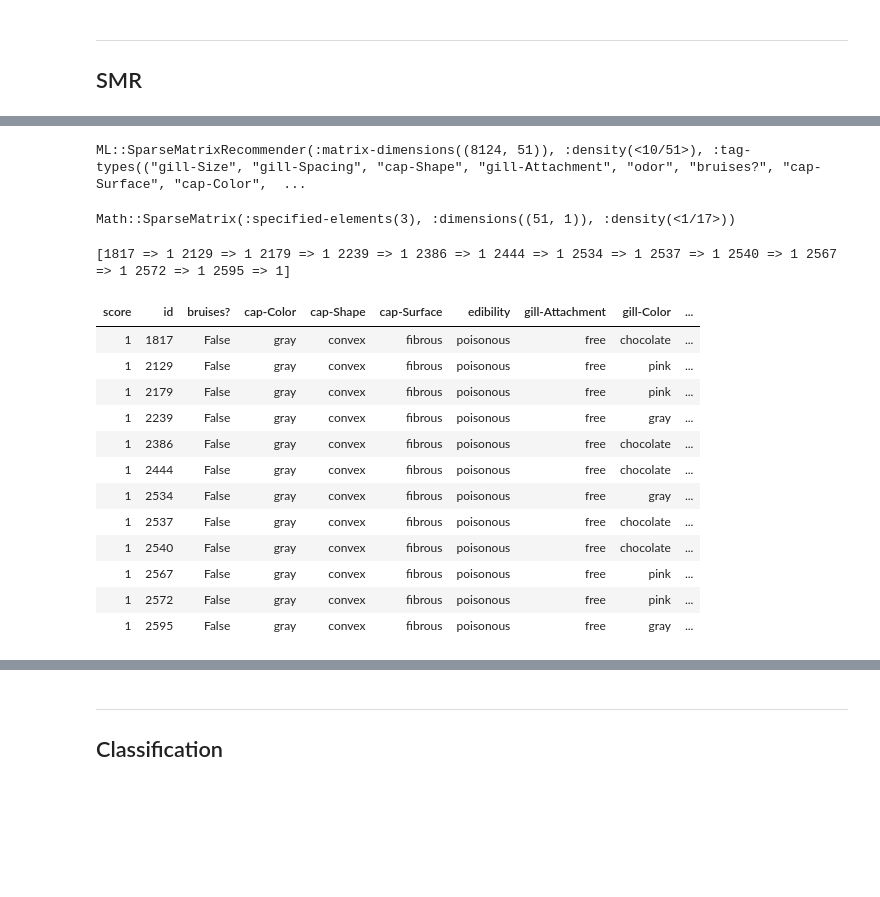
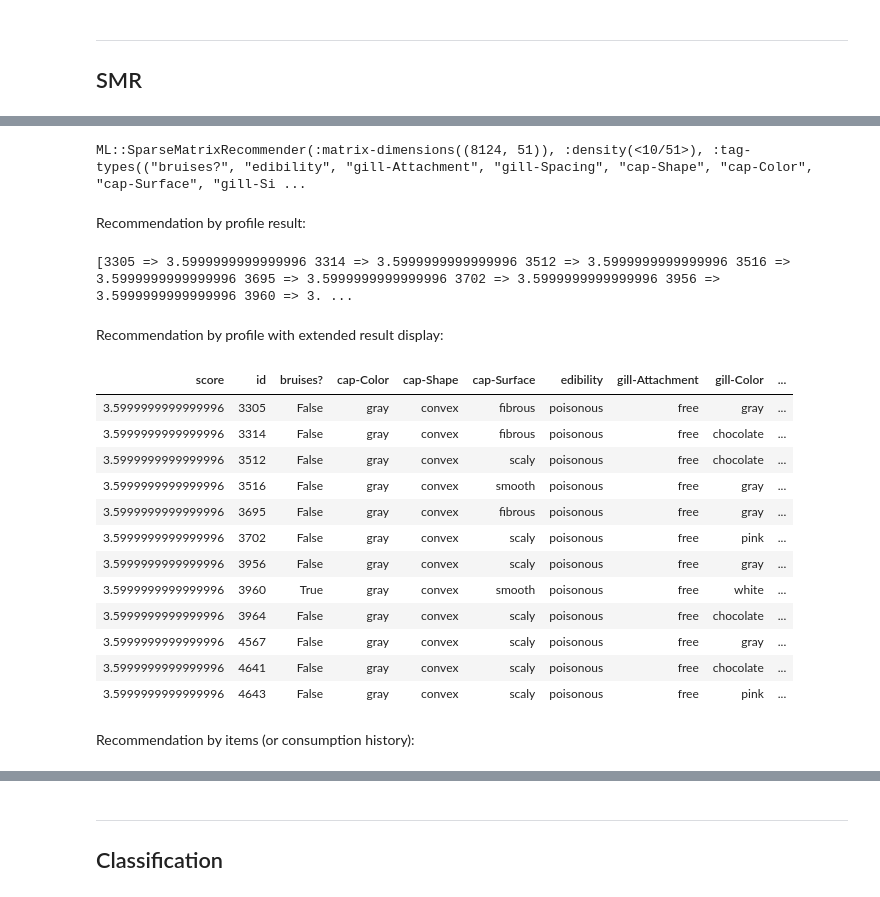
Before and after one commit to antononcube/Raku-ML-SparseMatrixRecommender, a Jupyter notebook: docs/SMR-workflows-large-data.ipynb, the cells around one changed output, grey strips where cells are left out. Drawn from its saved outputs; the diff is of its cells as text; code cells hidden in the pictures; blank space fills up the shorter version.

```diff
--- a/docs/SMR-workflows-large-data.ipynb
+++ b/docs/SMR-workflows-large-data.ipynb
@@ -73,6 +75,6 @@ Vector(Assoc(Atom((Str)), Atom((Str)), 24), 8124)
 # %%
 my $smrObj =
-    ML::SparseMatrixRecommender.new
+    ML::SparseMatrixRecommender.new(:native)
     .create-from-wide-form(@dsData,
         item-column-name => "id",
         tag-types => ["cap-Shape", "cap-Surface", "cap-Color", "bruises?", "odor", "gill-Attachment", "gill-Spacing", "gill-Size", "gill-Color", "edibility"],
@@ -80,41 +82,41 @@ my $smrObj =
         tag-value-separator => ":")
     .apply-term-weight-functions("IDF", "None", "Cosine")
 # %% [output]
-ML::SparseMatrixRecommender(:matrix-dimensions((8124, 51)), :density(<10/51>), :tag-types(("gill-Size", "gill-Spacing", "cap-Shape", "gill-Attachment", "odor", "bruises?", "cap-Surface", "cap-Color",  ...
+ML::SparseMatrixRecommender(:matrix-dimensions((8124, 51)), :density(<10/51>), :tag-types(("bruises?", "edibility", "gill-Attachment", "gill-Spacing", "cap-Shape", "cap-Color", "cap-Surface", "gill-Si ...
-# %%
-my %prof = "cap-Shape:convex" => 1.2, "cap-Color:gray" => 1, "edibility:poisonous" => 1.4;
-
-my $profVec = $smrObj.to-profile-vector(%prof.Mix).to-adapted
-# %% [output]
-Math::SparseMatrix(:specified-elements(3), :dimensions((51, 1)), :density(<1/17>))
+# %% [markdown]
+Recommendation by profile result:
 # %%
 $smrObj
-.recommend-by-profile({"cap-Shape:convex" => 1.2, "cap-Color:gray" => 1, "edibility:poisonous" => 1.4}, 12)
+.recommend-by-profile({"cap-Shape:convex" => 1.2, "cap-Color:gray" => 1, "edibility:poisonous" => 1.4}, 12, :!normalize)
 .take-value
 # %% [output]
-[1817 => 1 2129 => 1 2179 => 1 2239 => 1 2386 => 1 2444 => 1 2534 => 1 2537 => 1 2540 => 1 2567 => 1 2572 => 1 2595 => 1]
+[3305 => 3.5999999999999996 3314 => 3.5999999999999996 3512 => 3.5999999999999996 3516 => 3.5999999999999996 3695 => 3.5999999999999996 3702 => 3.5999999999999996 3956 => 3.5999999999999996 3960 => 3. ...
+# %% [markdown]
+Recommendation by profile with extended result display:
 # %%
 #% html
 my @field-names = 'score', 'id', |@dsData.head.keys.grep(* ne 'id').sort;
-$smrObj
-.recommend-by-profile({"cap-Shape:convex" => 1.2, "cap-Color:gray" => 1, "edibility:poisonous" => 1.4}, 12)
+my @res = |($smrObj
+.recommend-by-profile({"cap-Shape:convex" => 1.2, "cap-Color:gray" => 1, "edibility:poisonous" => 1.4}, 12, :!normalize)
 .join-across(@dsData)
-.take-value
+.take-value)
 ==> to-html(:@field-names)
 # %% [output]
 | score | id | bruises? | cap-Color | cap-Shape | cap-Surface | edibility | gill-Attachment | gill-Color | ... |
-| 1 | 1817 | False | gray | convex | fibrous | poisonous | free | chocolate | ... |
-| 1 | 2129 | False | gray | convex | fibrous | poisonous | free | pink | ... |
-| 1 | 2179 | False | gray | convex | fibrous | poisonous | free | pink | ... |
-| 1 | 2239 | False | gray | convex | fibrous | poisonous | free | gray | ... |
-| 1 | 2386 | False | gray | convex | fibrous | poisonous | free | chocolate | ... |
-| 1 | 2444 | False | gray | convex | fibrous | poisonous | free | chocolate | ... |
-| 1 | 2534 | False | gray | convex | fibrous | poisonous | free | gray | ... |
-| 1 | 2537 | False | gray | convex | fibrous | poisonous | free | chocolate | ... |
-| 1 | 2540 | False | gray | convex | fibrous | poisonous | free | chocolate | ... |
-| 1 | 2567 | False | gray | convex | fibrous | poisonous | free | pink | ... |
-| 1 | 2572 | False | gray | convex | fibrous | poisonous | free | pink | ... |
-| 1 | 2595 | False | gray | convex | fibrous | poisonous | free | gray | ... |
+| 3.5999999999999996 | 3305 | False | gray | convex | fibrous | poisonous | free | gray | ... |
+| 3.5999999999999996 | 3314 | False | gray | convex | fibrous | poisonous | free | chocolate | ... |
+| 3.5999999999999996 | 3512 | False | gray | convex | scaly | poisonous | free | chocolate | ... |
+| 3.5999999999999996 | 3516 | False | gray | convex | smooth | poisonous | free | gray | ... |
+| 3.5999999999999996 | 3695 | False | gray | convex | fibrous | poisonous | free | gray | ... |
+| 3.5999999999999996 | 3702 | False | gray | convex | scaly | poisonous | free | pink | ... |
+| 3.5999999999999996 | 3956 | False | gray | convex | scaly | poisonous | free | gray | ... |
+| 3.5999999999999996 | 3960 | True | gray | convex | smooth | poisonous | free | white | ... |
+| 3.5999999999999996 | 3964 | False | gray | convex | scaly | poisonous | free | chocolate | ... |
+| 3.5999999999999996 | 4567 | False | gray | convex | scaly | poisonous | free | gray | ... |
+| 3.5999999999999996 | 4641 | False | gray | convex | scaly | poisonous | free | chocolate | ... |
+| 3.5999999999999996 | 4643 | False | gray | convex | scaly | poisonous | free | pink | ... |
+# %% [markdown]
+Recommendation by items (or consumption history):
 # %%
 #% html
 my @field-names = <score id odor edibility habitat population>;
```
Also changed, not shown: parts of 6 cells of this notebook, 1 other file.
